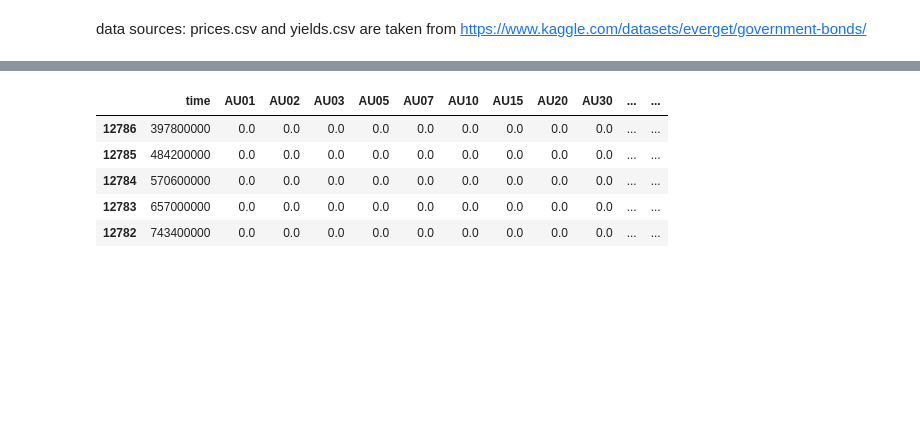
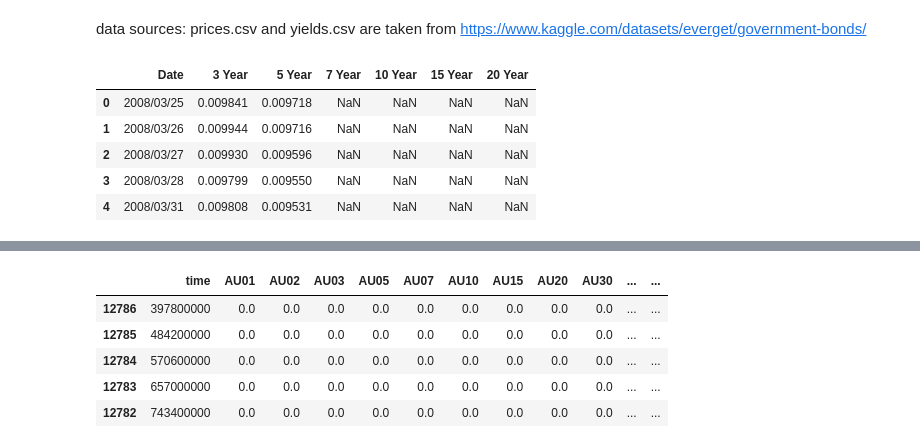
Before and after one commit to RussellzzZ/CausalInferenceDataScienceProject, a Jupyter notebook: data_project.ipynb, the cells around one changed output, grey strips where cells are left out. Cells and saved outputs as stored; diff of their text form; code cells hidden in the pictures; blank space fills up the shorter version.

Commit message:
added japan bond data

```diff
--- a/data_project.ipynb
+++ b/data_project.ipynb
@@ -51,3 +51,15 @@ g
 # %% [markdown]
 data sources:
 prices.csv and yields.csv are taken from https://www.kaggle.com/datasets/everget/government-bonds/
+# %%
+fukushima = pd.read_csv("data/Fukushima.csv")
+fukushima['Date'] = pd.to_datetime(fukushima['Date'], unit='s')
+fukushima['Date'] = fukushima['Date'].dt.strftime('%Y/%m/%d')
+fukushima.head()
+# %% [output]
+|  | Date | 3 Year | 5 Year | 7 Year | 10 Year | 15 Year | 20 Year |
+| 0 | 2008/03/25 | 0.009841 | 0.009718 | NaN | NaN | NaN | NaN |
+| 1 | 2008/03/26 | 0.009944 | 0.009716 | NaN | NaN | NaN | NaN |
+| 2 | 2008/03/27 | 0.009930 | 0.009596 | NaN | NaN | NaN | NaN |
+| 3 | 2008/03/28 | 0.009799 | 0.009550 | NaN | NaN | NaN | NaN |
+| 4 | 2008/03/31 | 0.009808 | 0.009531 | NaN | NaN | NaN | NaN |
```
Also changed, not shown: parts of 3 cells of this notebook, 8 other files.
